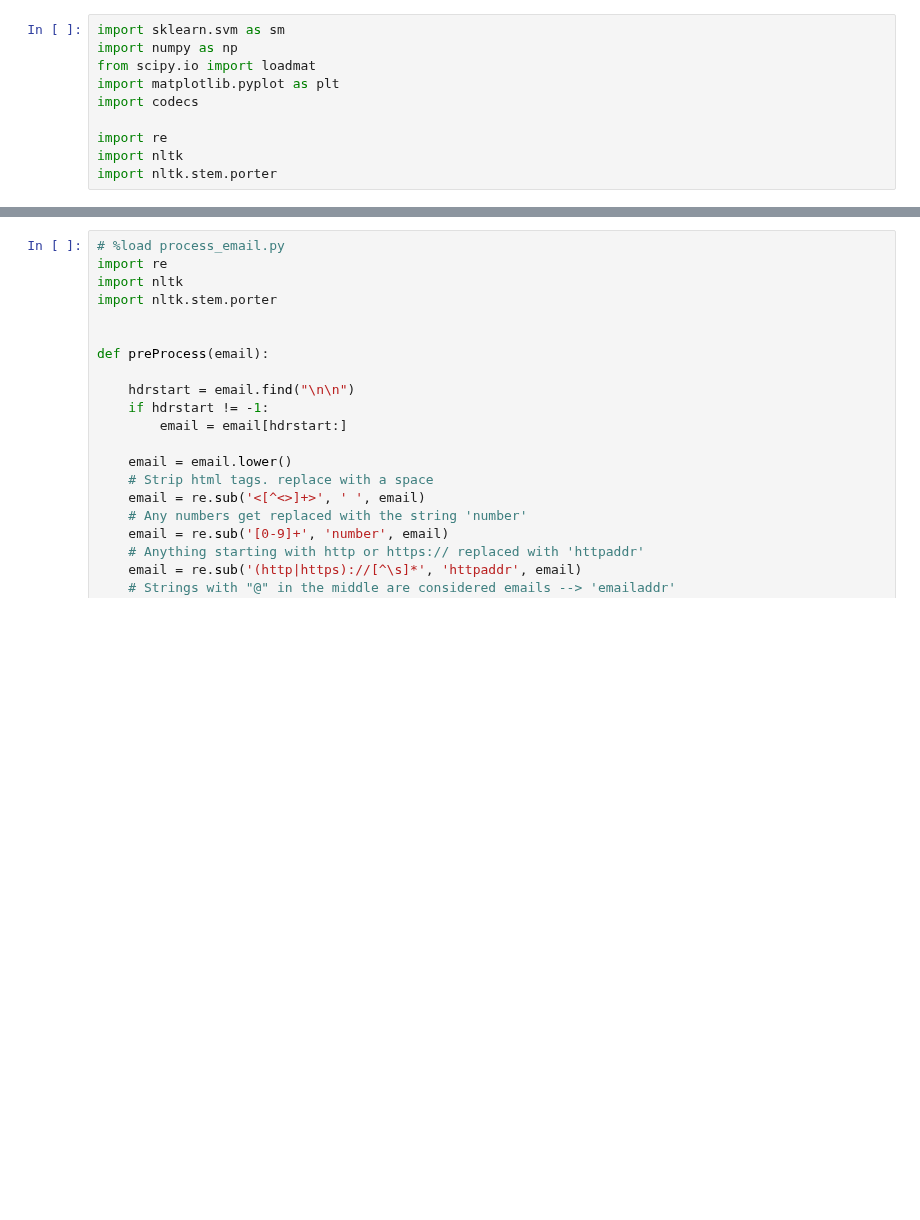
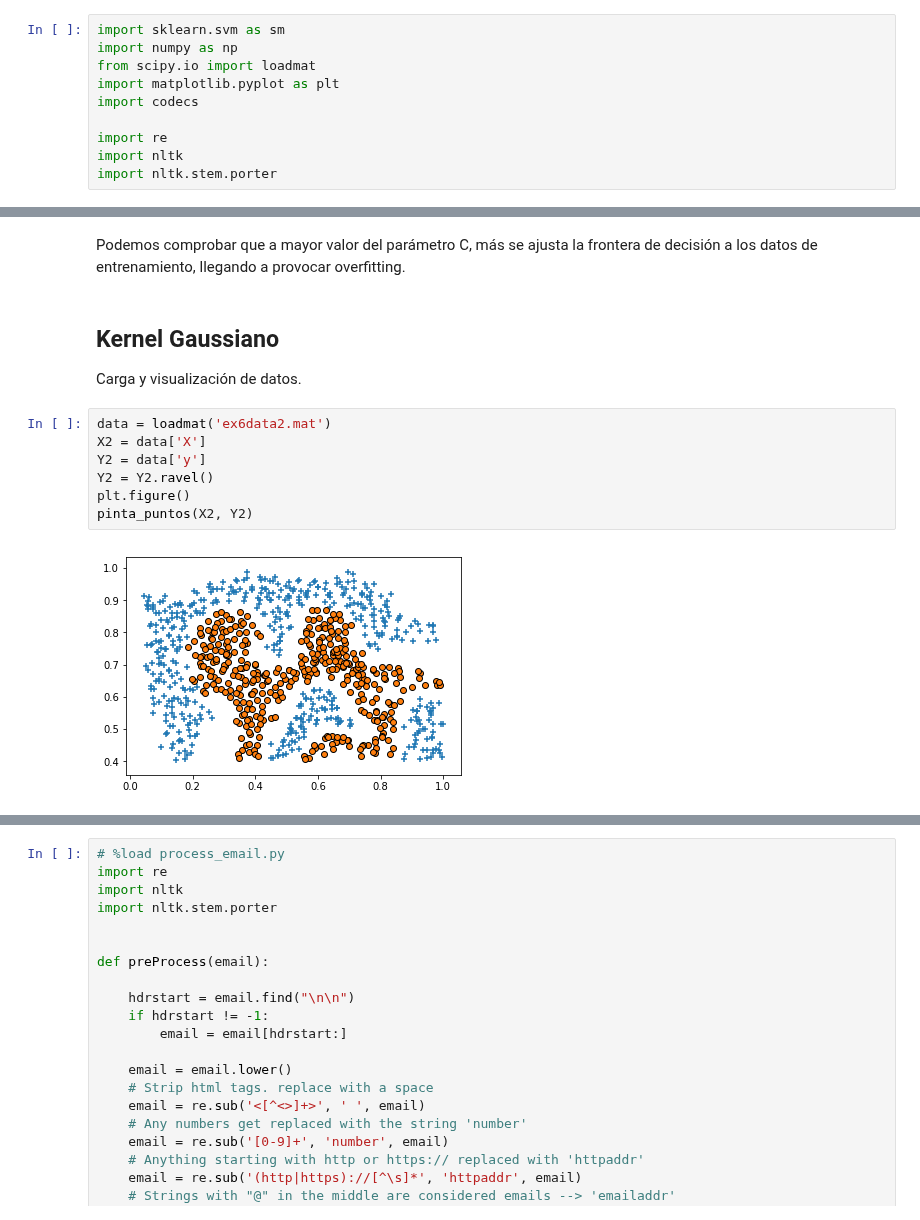
Before and after one commit to Lidiacon/AA, a Jupyter notebook: Practica6bien.ipynb, the cells around one changed output, grey strips where cells are left out. Cells and saved outputs as stored; diff of their text form; blank space fills up the shorter version.

```diff
--- a/Practica6bien.ipynb
+++ b/Practica6bien.ipynb
@@ -10,0 +68,15 @@ import nltk.stem.porter
+# %% [markdown]
+Podemos comprobar que a mayor valor del parámetro C, más se ajusta la frontera de decisión a los datos de entrenamiento, llegando a provocar overfitting.
+# %% [markdown]
+Kernel Gaussiano
+---
+Carga y visualización de datos.
+# %%
+data = loadmat('ex6data2.mat')
+X2 = data['X']
+Y2 = data['y']
+Y2 = Y2.ravel()
+plt.figure()
+pinta_puntos(X2, Y2)
+# %% [output]
+[figure, added]
```
Also changed, not shown: parts of 46 cells of this notebook.
